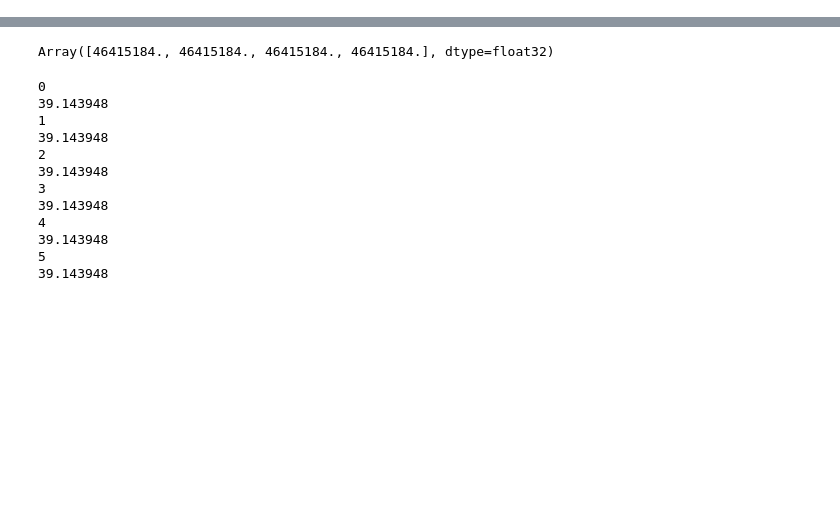
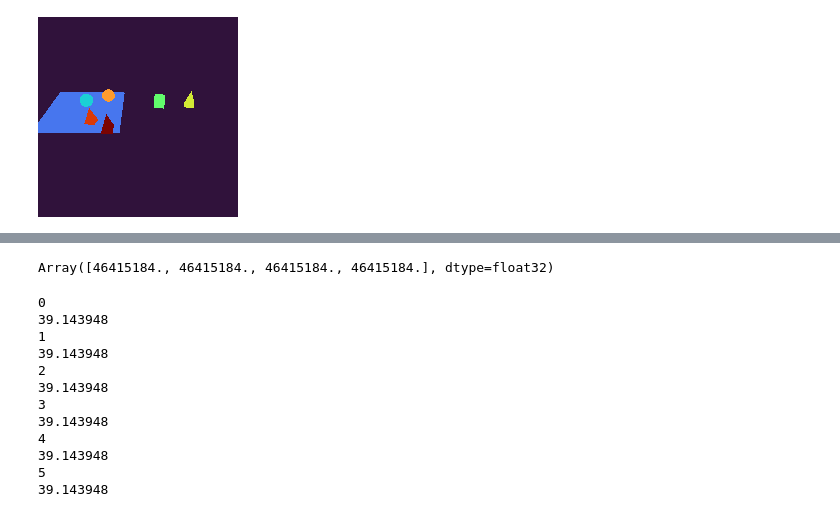
Before and after one commit to probcomp/bayes3d, a Jupyter notebook: experiments/tabletop/block_world.ipynb, the cells around one changed output, grey strips where cells are left out. Saved outputs shown, nothing was run; the diff lists cells and outputs as text; code cells hidden in the pictures; blank space fills up the shorter version.

```diff
--- a/experiments/tabletop/block_world.ipynb
+++ b/experiments/tabletop/block_world.ipynb
@@ -96,6 +97,6 @@ b.get_rgb_image(rgbd.rgb)
 # %%
 rgbd_original = np.load("rgbd.npz",allow_pickle=True)["arr_0"].item()
-SCALING_FACTOR = 0.35
+SCALING_FACTOR = 0.4
 rgbd = b.scale_rgbd(rgbd_original, SCALING_FACTOR)
 # %%
 intrinsics = rgbd.intrinsics
@@ -142,7 +149,7 @@ renderer.add_mesh(b.mesh.make_cuboid_mesh(jnp.array([0.7, 0.7, 0.02])))
 #     VARIANCE, 0.01,
 #     observed_point_cloud_image
 # )
-VARIANCE_GRID = jnp.array([0.005])
+VARIANCE_GRID = jnp.array([0.001])
 OUTLIER_GRID = jnp.array([ 0.001])
 gt_trace = b.Trace(
     poses, [0 for _ in range(len(poses))], VARIANCE_GRID[0], OUTLIER_GRID[0], 1e-20,
@@ -183,7 +190,7 @@ for _ in range(10):
                 potential_poses, trace.ids + [obj_id], VARIANCE_GRID, OUTLIER_GRID,
                 trace.outlier_volume, trace.observation
             )
-            p = b.score_traces(traces, renderer)
+            p = b.score_traces(traces, renderer, filter_size=3)
 
             ii,jj,kk = jnp.unravel_index(p.argmax(), p.shape)
             contact_param = contact_param_grid[ii]
@@ -246,3 +265,8 @@ BufferAssignment stats:
 # %%
-b.viz_trace_meshcat(trace, renderer)
-b.show_cloud("rerender", b.render_image(trace,renderer)[:,:,:3].reshape(-1,3),color=b.RED)
+b.clear()
+seg = b.render_image(trace, renderer)[:,:,3]
+# b.show_cloud("rerender", b.render_image(trace,renderer)[:,:,:3].reshape(-1,3),color=b.RED)
+# %%
+b.get_depth_image(seg)
+# %% [output]
+[figure, added]
```
Also changed, not shown: parts of 18 cells of this notebook, 1 other file.
